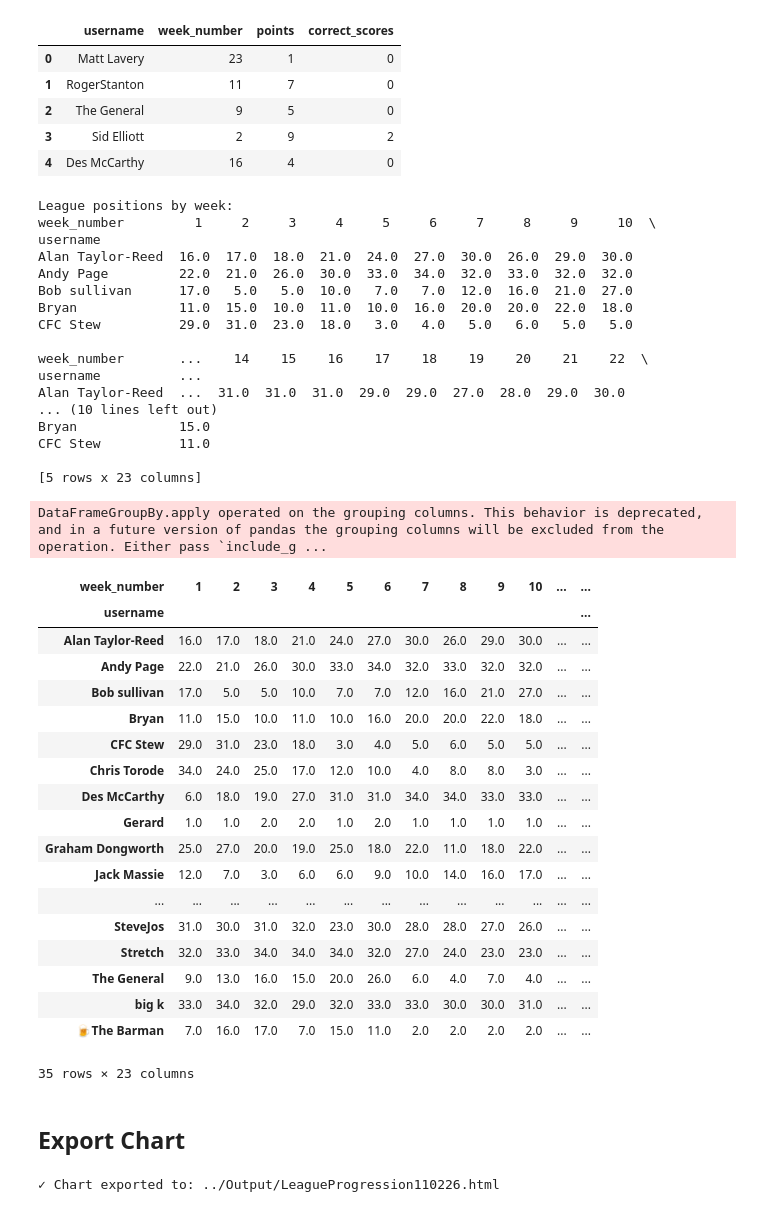
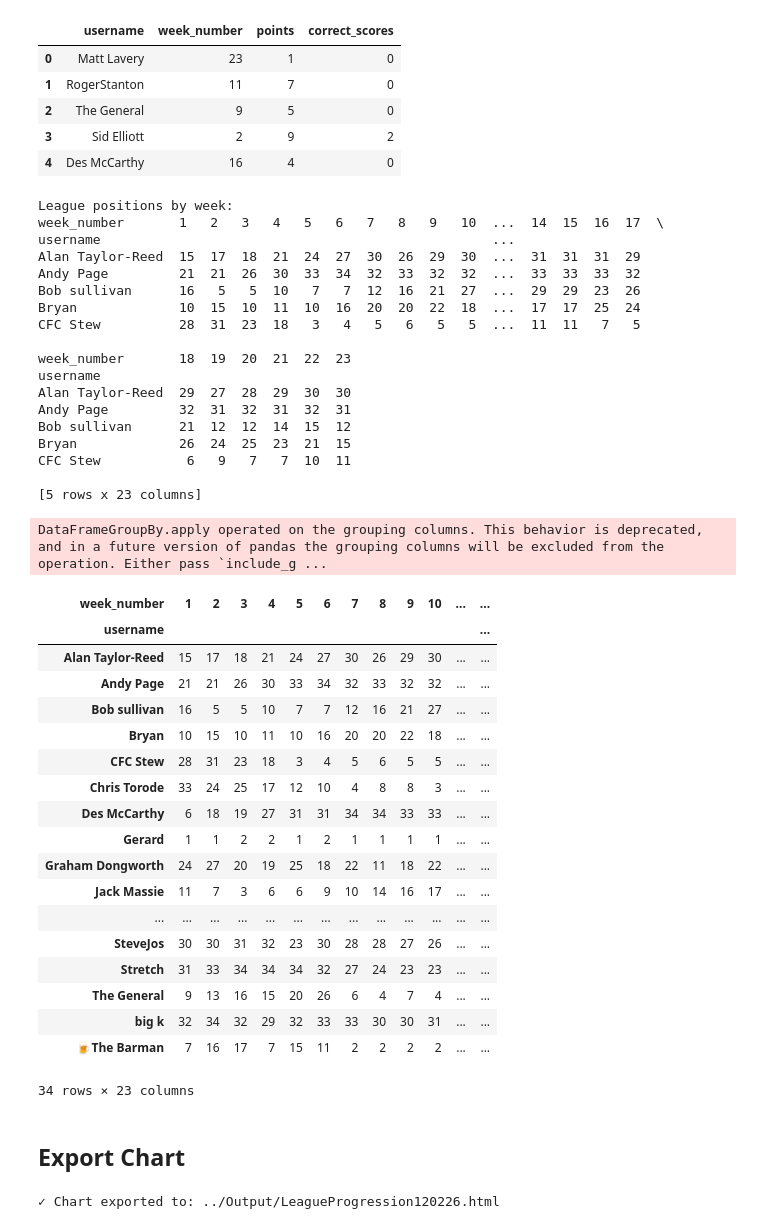
Before and after one commit to Gavin-Persad/predictions_data, a Jupyter notebook: Notebooks/league_progression.ipynb, the cells around one changed output. Saved outputs shown, nothing was run; the diff lists cells and outputs as text; code cells hidden in the pictures.

Commit message:
Martinez removed from league progression

```diff
--- a/Notebooks/league_progression.ipynb
+++ b/Notebooks/league_progression.ipynb
@@ -40,68 +40,72 @@ Players: 35
 | 4 | Des McCarthy | 16 | 4 | 0 |
 # %%
 # Calculate cumulative points and correct scores for each player per week
+# Remove test player
+df = df[df['username'] != 'Martinez']
+
 df_sorted = df.sort_values(['username', 'week_number'])
 
 df_sorted['cumulative_points'] = df_sorted.groupby('username')['points'].cumsum()
 df_sorted['cumulative_correct_scores'] = df_sorted.groupby('username')['correct_scores'].cumsum()
 
 # For each week, calculate league position
 def calculate_positions(week_df):
     # Sort by cumulative points (desc), cumulative correct scores (desc), then username (asc)
     week_df = week_df.sort_values(
         ['cumulative_points', 'cumulative_correct_scores', 'username'],
         ascending=[False, False, True]
     )
     week_df['position'] = range(1, len(week_df) + 1)
     return week_df
 
 # Apply to each week
 league_positions = df_sorted.groupby('week_number', group_keys=False).apply(calculate_positions)
 
 # Pivot to get position by week for each player
 position_by_week = league_positions.pivot(index='username', columns='week_number', values='position')
 
 print("League positions by week:")
 print(position_by_week.head())
 position_by_week
 # %% [output]
 League positions by week:
-week_number         1     2     3     4     5     6     7     8     9     10  \
+week_number       1   2   3   4   5   6   7   8   9   10  ...  14  15  16  17  \
+username                                                  ...
+Alan Taylor-Reed  15  17  18  21  24  27  30  26  29  30  ...  31  31  31  29
+Andy Page         21  21  26  30  33  34  32  33  32  32  ...  33  33  33  32
+Bob sullivan      16   5   5  10   7   7  12  16  21  27  ...  29  29  23  26
+Bryan             10  15  10  11  10  16  20  20  22  18  ...  17  17  25  24
+CFC Stew          28  31  23  18   3   4   5   6   5   5  ...  11  11   7   5
+
+week_number       18  19  20  21  22  23
 username
-Alan Taylor-Reed  16.0  17.0  18.0  21.0  24.0  27.0  30.0  26.0  29.0  30.0
-Andy Page         22.0  21.0  26.0  30.0  33.0  34.0  32.0  33.0  32.0  32.0
-Bob sullivan      17.0   5.0   5.0  10.0   7.0   7.0  12.0  16.0  21.0  27.0
-Bryan             11.0  15.0  10.0  11.0  10.0  16.0  20.0  20.0  22.0  18.0
-CFC Stew          29.0  31.0  23.0  18.0   3.0   4.0   5.0   6.0   5.0   5.0
-
-week_number       ...    14    15    16    17    18    19    20    21    22  \
-username          ...
-Alan Taylor-Reed  ...  31.0  31.0  31.0  29.0  29.0  27.0  28.0  29.0  30.0
-... (10 lines left out)
-Bryan             15.0
-CFC Stew          11.0
+Alan Taylor-Reed  29  27  28  29  30  30
+Andy Page         32  31  32  31  32  31
+Bob sullivan      21  12  12  14  15  12
+Bryan             26  24  25  23  21  15
+CFC Stew           6   9   7   7  10  11
 
 [5 rows x 23 columns]
 DataFrameGroupBy.apply operated on the grouping columns. This behavior is deprecated, and in a future version of pandas the grouping columns will be excluded from the operation. Either pass `include_g ...
 | week_number | 1 | 2 | 3 | 4 | 5 | 6 | 7 | 8 | 9 | 10 | ... | ... |
 | username |  |  |  |  |  |  |  |  |  |  |  | ... |
-| Alan Taylor-Reed | 16.0 | 17.0 | 18.0 | 21.0 | 24.0 | 27.0 | 30.0 | 26.0 | 29.0 | 30.0 | ... | ... |
-| Andy Page | 22.0 | 21.0 | 26.0 | 30.0 | 33.0 | 34.0 | 32.0 | 33.0 | 32.0 | 32.0 | ... | ... |
-| Bob sullivan | 17.0 | 5.0 | 5.0 | 10.0 | 7.0 | 7.0 | 12.0 | 16.0 | 21.0 | 27.0 | ... | ... |
-| Bryan | 11.0 | 15.0 | 10.0 | 11.0 | 10.0 | 16.0 | 20.0 | 20.0 | 22.0 | 18.0 | ... | ... |
-| CFC Stew | 29.0 | 31.0 | 23.0 | 18.0 | 3.0 | 4.0 | 5.0 | 6.0 | 5.0 | 5.0 | ... | ... |
-| Chris Torode | 34.0 | 24.0 | 25.0 | 17.0 | 12.0 | 10.0 | 4.0 | 8.0 | 8.0 | 3.0 | ... | ... |
-| Des McCarthy | 6.0 | 18.0 | 19.0 | 27.0 | 31.0 | 31.0 | 34.0 | 34.0 | 33.0 | 33.0 | ... | ... |
-| Gerard | 1.0 | 1.0 | 2.0 | 2.0 | 1.0 | 2.0 | 1.0 | 1.0 | 1.0 | 1.0 | ... | ... |
-| Graham Dongworth | 25.0 | 27.0 | 20.0 | 19.0 | 25.0 | 18.0 | 22.0 | 11.0 | 18.0 | 22.0 | ... | ... |
-| Jack Massie | 12.0 | 7.0 | 3.0 | 6.0 | 6.0 | 9.0 | 10.0 | 14.0 | 16.0 | 17.0 | ... | ... |
+| Alan Taylor-Reed | 15 | 17 | 18 | 21 | 24 | 27 | 30 | 26 | 29 | 30 | ... | ... |
+| Andy Page | 21 | 21 | 26 | 30 | 33 | 34 | 32 | 33 | 32 | 32 | ... | ... |
+| Bob sullivan | 16 | 5 | 5 | 10 | 7 | 7 | 12 | 16 | 21 | 27 | ... | ... |
+| Bryan | 10 | 15 | 10 | 11 | 10 | 16 | 20 | 20 | 22 | 18 | ... | ... |
+| CFC Stew | 28 | 31 | 23 | 18 | 3 | 4 | 5 | 6 | 5 | 5 | ... | ... |
+| Chris Torode | 33 | 24 | 25 | 17 | 12 | 10 | 4 | 8 | 8 | 3 | ... | ... |
+| Des McCarthy | 6 | 18 | 19 | 27 | 31 | 31 | 34 | 34 | 33 | 33 | ... | ... |
+| Gerard | 1 | 1 | 2 | 2 | 1 | 2 | 1 | 1 | 1 | 1 | ... | ... |
+| Graham Dongworth | 24 | 27 | 20 | 19 | 25 | 18 | 22 | 11 | 18 | 22 | ... | ... |
+| Jack Massie | 11 | 7 | 3 | 6 | 6 | 9 | 10 | 14 | 16 | 17 | ... | ... |
 | ... | ... | ... | ... | ... | ... | ... | ... | ... | ... | ... | ... | ... |
-| SteveJos | 31.0 | 30.0 | 31.0 | 32.0 | 23.0 | 30.0 | 28.0 | 28.0 | 27.0 | 26.0 | ... | ... |
-| Stretch | 32.0 | 33.0 | 34.0 | 34.0 | 34.0 | 32.0 | 27.0 | 24.0 | 23.0 | 23.0 | ... | ... |
-| The General | 9.0 | 13.0 | 16.0 | 15.0 | 20.0 | 26.0 | 6.0 | 4.0 | 7.0 | 4.0 | ... | ... |
-| big k | 33.0 | 34.0 | 32.0 | 29.0 | 32.0 | 33.0 | 33.0 | 30.0 | 30.0 | 31.0 | ... | ... |
-| 🍺The Barman | 7.0 | 16.0 | 17.0 | 7.0 | 15.0 | 11.0 | 2.0 | 2.0 | 2.0 | 2.0 | ... | ... |
+| SteveJos | 30 | 30 | 31 | 32 | 23 | 30 | 28 | 28 | 27 | 26 | ... | ... |
+| Stretch | 31 | 33 | 34 | 34 | 34 | 32 | 27 | 24 | 23 | 23 | ... | ... |
+| The General | 9 | 13 | 16 | 15 | 20 | 26 | 6 | 4 | 7 | 4 | ... | ... |
+| big k | 32 | 34 | 32 | 29 | 32 | 33 | 33 | 30 | 30 | 31 | ... | ... |
+| 🍺The Barman | 7 | 16 | 17 | 7 | 15 | 11 | 2 | 2 | 2 | 2 | ... | ... |
-35 rows × 23 columns
+34 rows × 23 columns
 # %%
 # Create interactive line chart with Plotly
 fig = go.Figure()
@@ -220,4 +224,4 @@ filepath = f'../Output/{filename}'
 fig.write_html(filepath)
 print(f"✓ Chart exported to: {filepath}")
 # %% [output]
-✓ Chart exported to: ../Output/LeagueProgression110226.html
+✓ Chart exported to: ../Output/LeagueProgression120226.html
```
Also changed, not shown: 8 other files.
